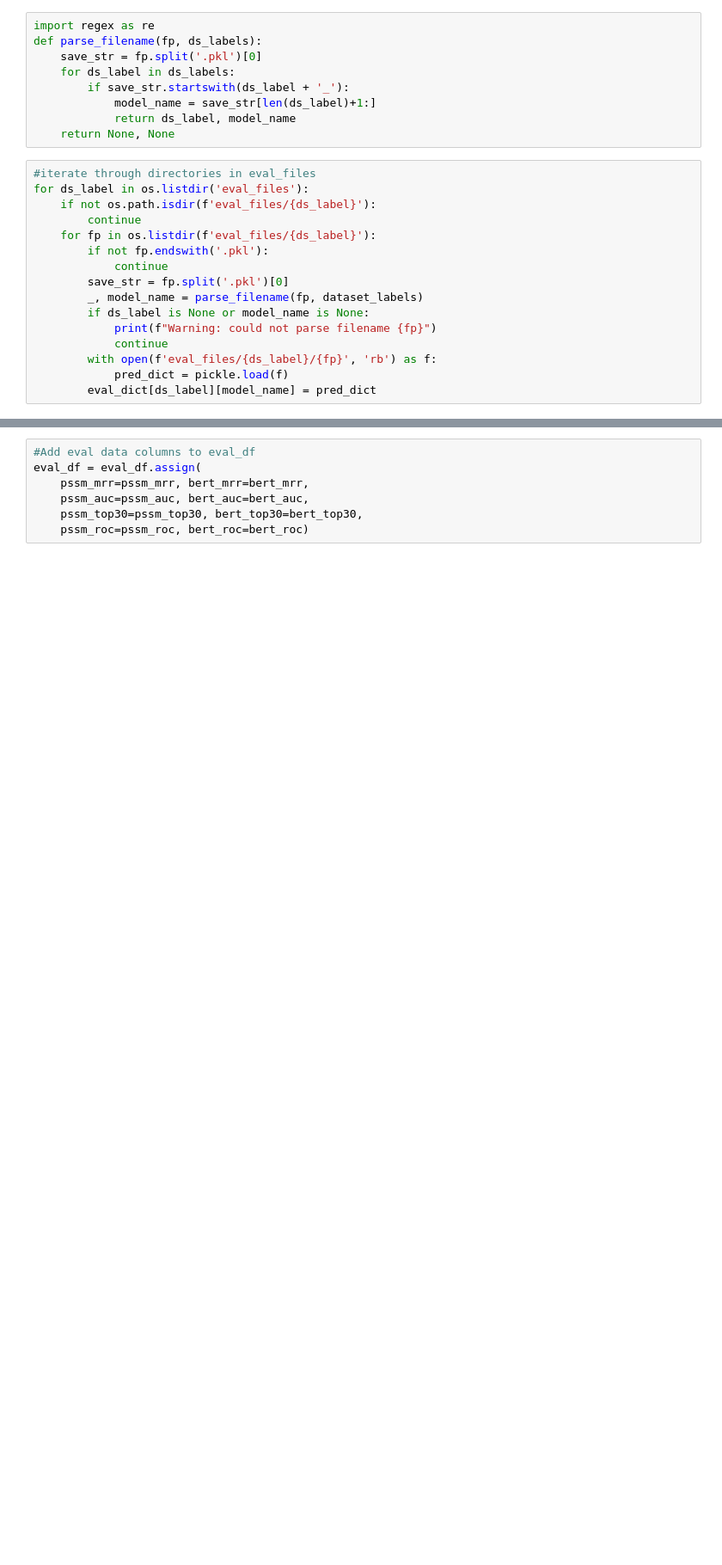
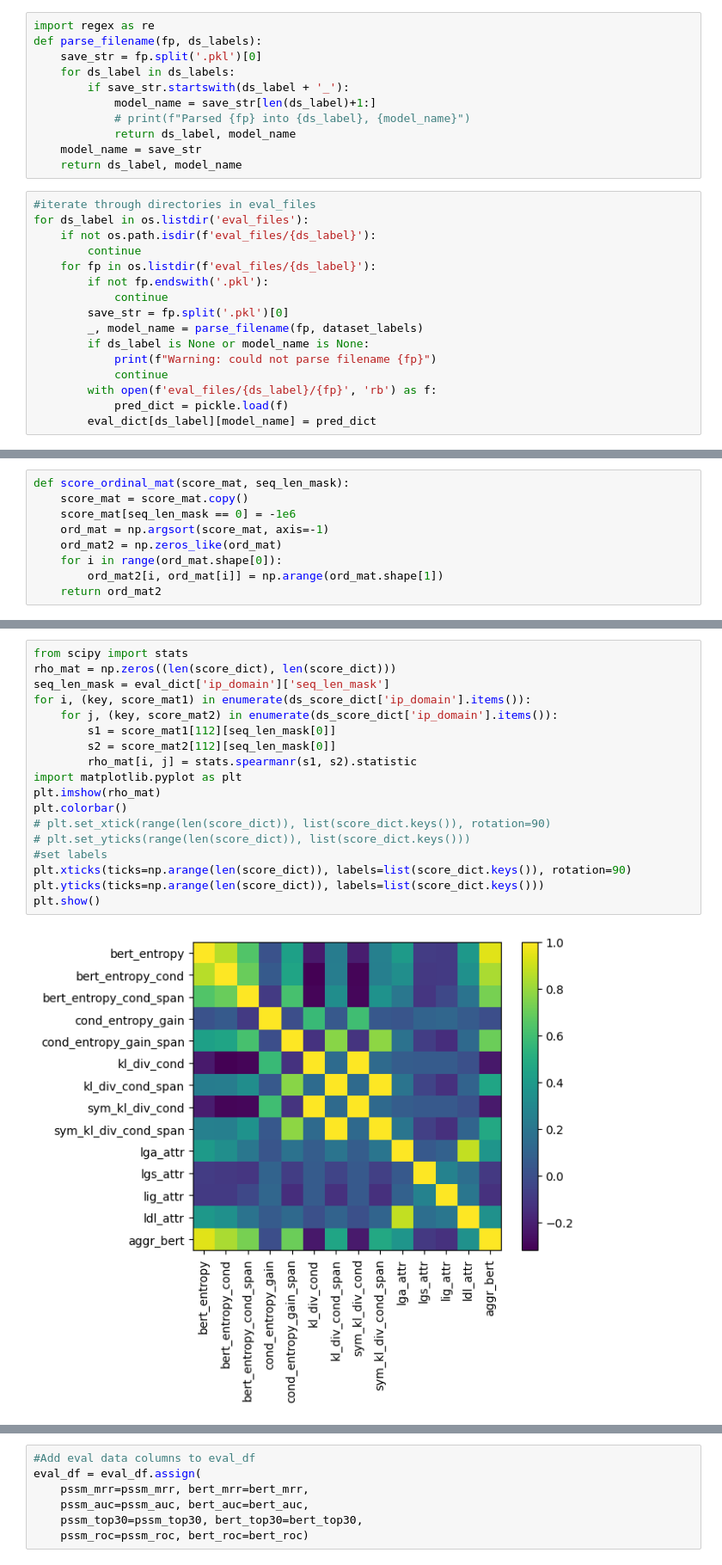
Before and after one commit to amdson/go_interp, a Jupyter notebook: go_ml/dataset_eval/eval_models.ipynb, the cells around one changed output, grey strips where cells are left out. Shown at 86% size. Saved outputs shown, nothing was run; the diff lists cells and outputs as text; blank space fills up the shorter version.

Commit message:
model interp benchmarking

```diff
--- a/go_ml/dataset_eval/eval_models.ipynb
+++ b/go_ml/dataset_eval/eval_models.ipynb
@@ -44,8 +41,10 @@ def parse_filename(fp, ds_labels):
     for ds_label in ds_labels:
         if save_str.startswith(ds_label + '_'):
             model_name = save_str[len(ds_label)+1:]
+            # print(f"Parsed {fp} into {ds_label}, {model_name}")
             return ds_label, model_name
-    return None, None
+    model_name = save_str
+    return ds_label, model_name
 # %%
 #iterate through directories in eval_files
 for ds_label in os.listdir('eval_files'):
@@ -73,2 +68,11 @@ pred_prob = (bert_mat * np.eye(bert_mat.shape[-1])[seq_ind]).sum(axis=-1)
+# %%
+def score_ordinal_mat(score_mat, seq_len_mask):
+    score_mat = score_mat.copy()
+    score_mat[seq_len_mask == 0] = -1e6
+    ord_mat = np.argsort(score_mat, axis=-1)
+    ord_mat2 = np.zeros_like(ord_mat)
+    for i in range(ord_mat.shape[0]):
+        ord_mat2[i, ord_mat[i]] = np.arange(ord_mat.shape[1])
+    return ord_mat2
 # %%
 result_dict = {ds_label: {} for ds_label in eval_dict.keys()}
@@ -153,0 +189,20 @@ Dataset: ip_active_site kl_div_cond_span, MRR: 0.1028, AUC: 0.5120, BAUC: 0.4949
+# %%
+from scipy import stats
+rho_mat = np.zeros((len(score_dict), len(score_dict)))
+seq_len_mask = eval_dict['ip_domain']['seq_len_mask']
+for i, (key, score_mat1) in enumerate(ds_score_dict['ip_domain'].items()):
+    for j, (key, score_mat2) in enumerate(ds_score_dict['ip_domain'].items()):
+        s1 = score_mat1[112][seq_len_mask[0]]
+        s2 = score_mat2[112][seq_len_mask[0]]
+        rho_mat[i, j] = stats.spearmanr(s1, s2).statistic
+import matplotlib.pyplot as plt
+plt.imshow(rho_mat)
+plt.colorbar()
+# plt.set_xtick(range(len(score_dict)), list(score_dict.keys()), rotation=90)
+# plt.set_yticks(range(len(score_dict)), list(score_dict.keys()))
+#set labels
+plt.xticks(ticks=np.arange(len(score_dict)), labels=list(score_dict.keys()), rotation=90)
+plt.yticks(ticks=np.arange(len(score_dict)), labels=list(score_dict.keys()))
+plt.show()
+# %% [output]
+[figure, added]
```
Also changed, not shown: parts of 12 cells of this notebook, 2 other files.
